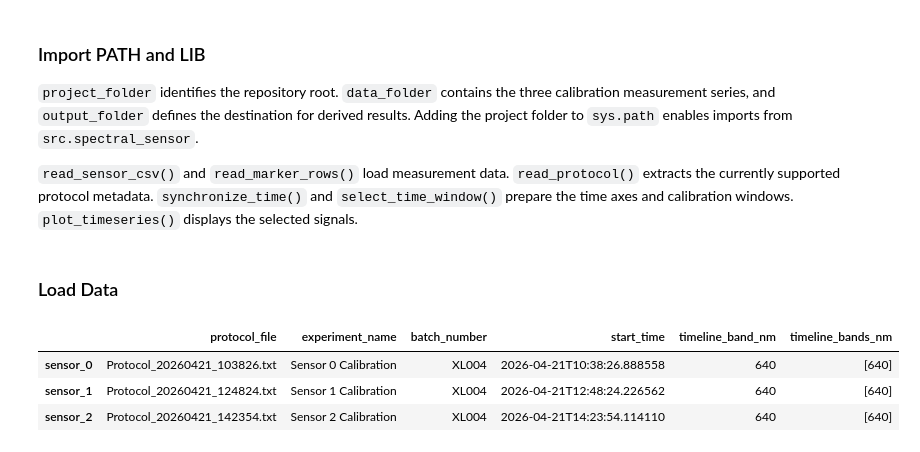
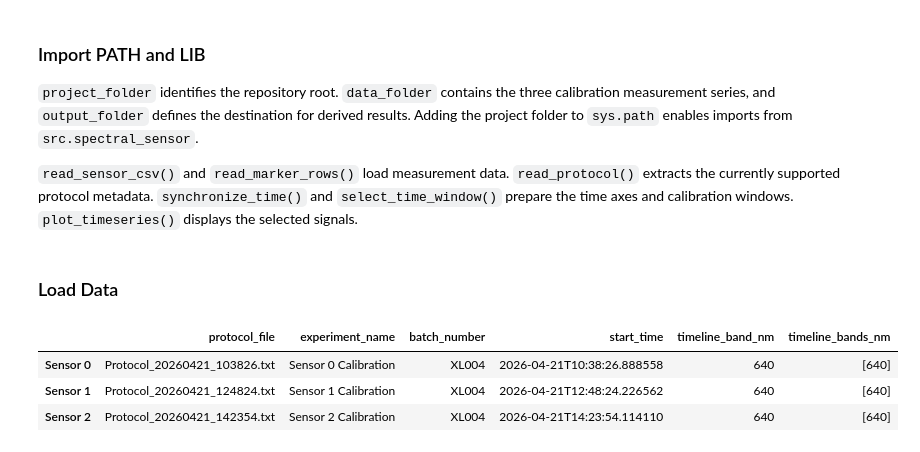
Before and after one commit to Lukro-fhdo/Dynano, a Jupyter notebook: notebooks/sensor_calibration.ipynb, the cells around one changed output. Saved outputs shown, nothing was run; the diff lists cells and outputs as text; code cells hidden in the pictures.

```diff
--- a/notebooks/sensor_calibration.ipynb
+++ b/notebooks/sensor_calibration.ipynb
@@ -156,19 +174,19 @@ operator = "Lukas Kroll"
 location = "Laboratory A701, FH Dortmund"
 
 measurement_series = {
-    "sensor_0": {
+    "Sensor 0": {
         "physical_sensor_id": 0,
         "recorded_sensor_id": 1000,
         "folder": data_folder / "Sensor0_Messung_20260421_103826",
         "file_timestamp": "20260421_103826",
     },
-    "sensor_1": {
+    "Sensor 1": {
         "physical_sensor_id": 1,
         "recorded_sensor_id": 1000,
         "folder": data_folder / "Sensor1_Messung_20260421_124824",
         "file_timestamp": "20260421_124824",
     },
-    "sensor_2": {
+    "Sensor 2": {
         "physical_sensor_id": 2,
         "recorded_sensor_id": 1000,
         "folder": data_folder / "Sensor2_Messung_20260421_142354",
@@ -178,36 +196,36 @@ measurement_series = {
 
 # Analysis parameters
 stock_concentration_mg_fe_ml = 5.0
 wavelength_nm = 640
 window_s = 57.0
 expected_replicates = 3
 
 # Tol High Contrast: physical sensor identities
 sensor_styles = {
-    "sensor_0": {"color": "#004488", "marker": "o"},
-    "sensor_1": {"color": "#DDAA33", "marker": "s"},
-    "sensor_2": {"color": "#BB5566", "marker": "^"},
+    "Sensor 0": {"color": "#004488", "marker": "s"},
+    "Sensor 1": {"color": "#DDAA33", "marker": "o"},
+    "Sensor 2": {"color": "#BB5566", "marker": "^"},
 }
 
 sensor_data = {}
 marker_data = {}
 protocol_metadata = {}
 
 for sensor_name, measurement in measurement_series.items():
     folder = measurement["folder"]
     timestamp = measurement["file_timestamp"]
 
     sensor_file = folder / f"SpectralSensor 1_{timestamp}.csv"
     marker_file = folder / f"Markers_{timestamp}.csv"
     protocol_file = folder / f"Protocol_{timestamp}.txt"
 
     sensor_data[sensor_name] = read_sensor_csv(sensor_file)
     marker_data[sensor_name] = read_marker_rows(marker_file)
     protocol_metadata[sensor_name] = read_protocol(protocol_file)
 
 pd.DataFrame.from_dict(protocol_metadata, orient="index")
 # %% [output]
 |  | protocol_file | experiment_name | batch_number | start_time | timeline_band_nm | timeline_bands_nm |
-| sensor_0 | Protocol_20260421_103826.txt | Sensor 0 Calibration | XL004 | 2026-04-21T10:38:26.888558 | 640 | [640] |
-| sensor_1 | Protocol_20260421_124824.txt | Sensor 1 Calibration | XL004 | 2026-04-21T12:48:24.226562 | 640 | [640] |
-| sensor_2 | Protocol_20260421_142354.txt | Sensor 2 Calibration | XL004 | 2026-04-21T14:23:54.114110 | 640 | [640] |
+| Sensor 0 | Protocol_20260421_103826.txt | Sensor 0 Calibration | XL004 | 2026-04-21T10:38:26.888558 | 640 | [640] |
+| Sensor 1 | Protocol_20260421_124824.txt | Sensor 1 Calibration | XL004 | 2026-04-21T12:48:24.226562 | 640 | [640] |
+| Sensor 2 | Protocol_20260421_142354.txt | Sensor 2 Calibration | XL004 | 2026-04-21T14:23:54.114110 | 640 | [640] |
```
Also changed, not shown: parts of 13 cells of this notebook, 23 other files.
